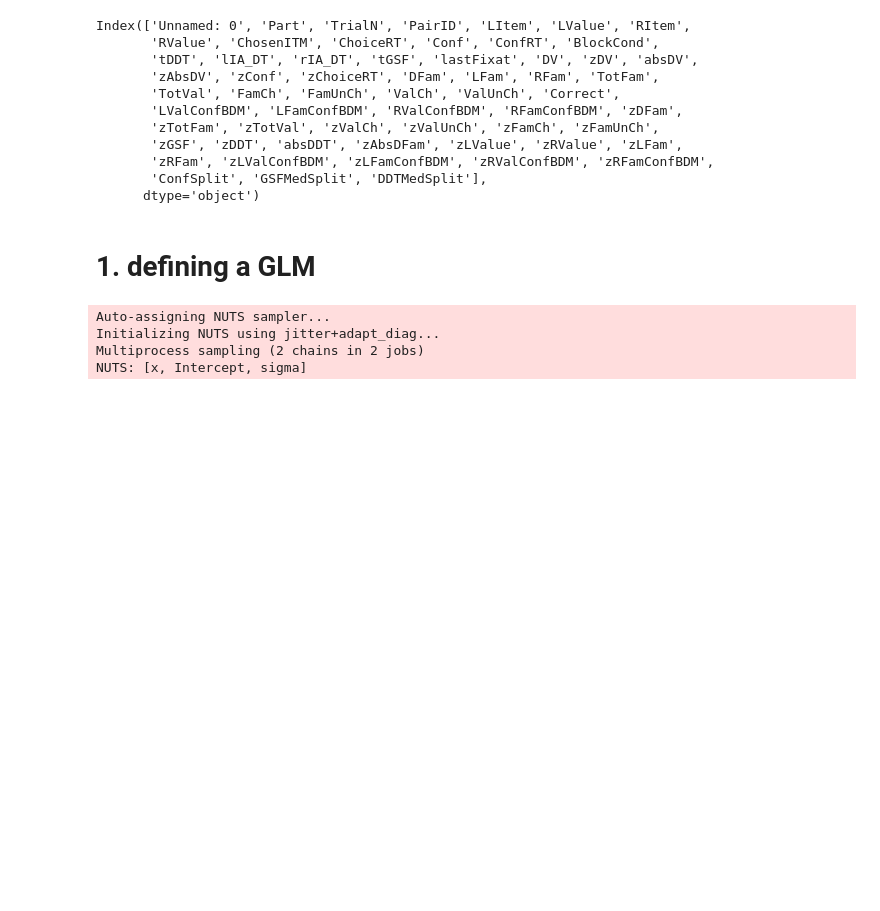
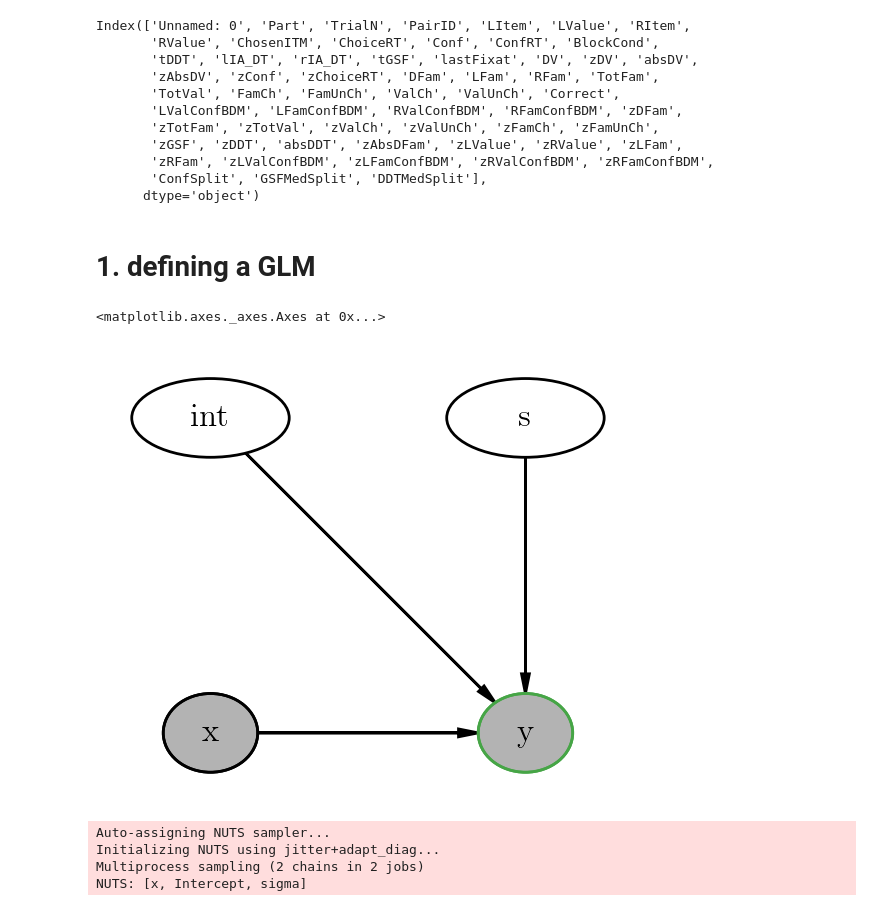
Before and after one commit to pradysepulveda/GraphModelTutorial, a Jupyter notebook: MCMCtest.ipynb, the cells around one changed output. Saved outputs shown, nothing was run; the diff lists cells and outputs as text; code cells hidden in the pictures; blank space fills up the shorter version.

```diff
--- a/MCMCtest.ipynb
+++ b/MCMCtest.ipynb
@@ -88,6 +94,35 @@ rtByPart = data_part_all.zRT.values
 confByPart = data_part_all.zConf.values
 # %% [markdown]
 # 1. defining a GLM
+# %%
+import daft
+from matplotlib import rc
+
+rc("font", family="serif", size=12)
+rc("text", usetex=True)
+
+# generate nodes for the graphical representation
+
+pgm = daft.PGM()
+
+s_color = {"ec": "#46a546"}
+
+pgm.add_node("sigma", r"s", 5, 2, aspect=2)
+pgm.add_node("intercept", r"int", 3, 2, aspect=2)
+pgm.add_node("x", r"x", 3, 0, aspect=1.2,observed = True)
+pgm.add_node("y", r"y", 5, 0, aspect=1.2,observed = True, plot_params=s_color)
+
+# add edges to the graphical model
+pgm.add_edge("sigma", "y", xoffset=-0.1)
+pgm.add_edge("intercept", "y", xoffset=-0.1)
+pgm.add_edge("x", "y", xoffset=-0.1)
+
+pgm.render(dpi = 200)
+#pgm.savefig("XX.pdf")
+#pgm.savefig("PEB_BasicModel_2GenVariance_choice_new.png", dpi=200)
+# %% [output]
+<matplotlib.axes._axes.Axes at 0x...>
+[figure, added]
 # %%
 with pm.Model() as model:  # model specifications in PyMC3 are wrapped in a with-statement
     # Define priors
```
Also changed, not shown: parts of 117 cells of this notebook.
